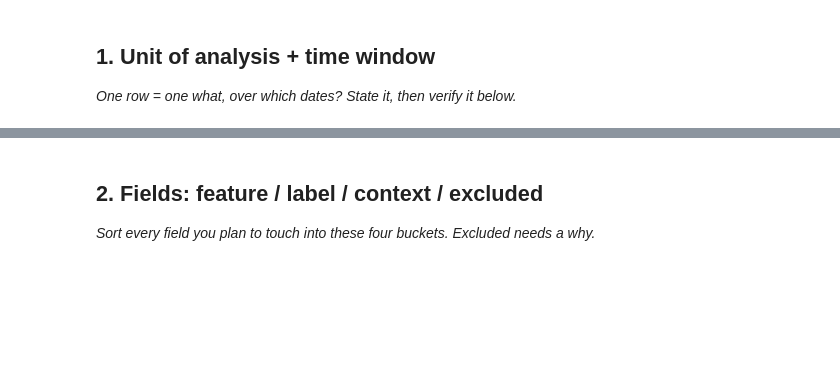
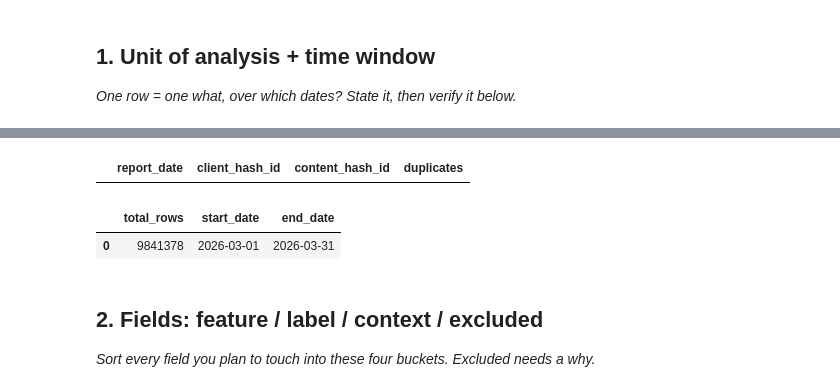
Before and after one commit to Shoaib237124/FlyRank_Internship_ML, a Jupyter notebook: work/notebooks/w03_data_contract.ipynb, the cells around one changed output, grey strips where cells are left out. Drawn from its saved outputs; the diff is of its cells as text; code cells hidden in the pictures; blank space fills up the shorter version.

```diff
--- a/work/notebooks/w03_data_contract.ipynb
+++ b/work/notebooks/w03_data_contract.ipynb
@@ -13,6 +38,41 @@ This skeleton is yours to fill. Work the sections **in order** — each one has
 # %%
 # This cell is for CODE (numbers, a query, a check).
 # Write your text answer in the cell ABOVE this one — typing sentences here breaks Run All.
+# Verify the grain
+query = f"""
+SELECT
+    report_date,
+    client_hash_id,
+    content_hash_id,
+    COUNT(*) AS duplicates
+FROM {TABLES['fact_daily']}
+WHERE month='2026-03'
+GROUP BY
+    report_date,
+    client_hash_id,
+    content_hash_id
+HAVING COUNT(*) > 1;
+"""
+
+grain_check = con.sql(query).df()
+grain_check
+# %% [output]
+|  | report_date | client_hash_id | content_hash_id | duplicates |
+# %%
+#verify window
+query = f"""
+SELECT
+    COUNT(*) AS total_rows,
+    MIN(report_date) AS start_date,
+    MAX(report_date) AS end_date
+FROM {TABLES['fact_daily']}
+WHERE month='2026-03';
+"""
+
+con.sql(query).df()
+# %% [output]
+|  | total_rows | start_date | end_date |
+| 0 | 9841378 | 2026-03-01 | 2026-03-31 |
 # %% [markdown]
 ## 2. Fields: feature / label / context / excluded
 
```
Also changed, not shown: parts of 9 cells of this notebook.
